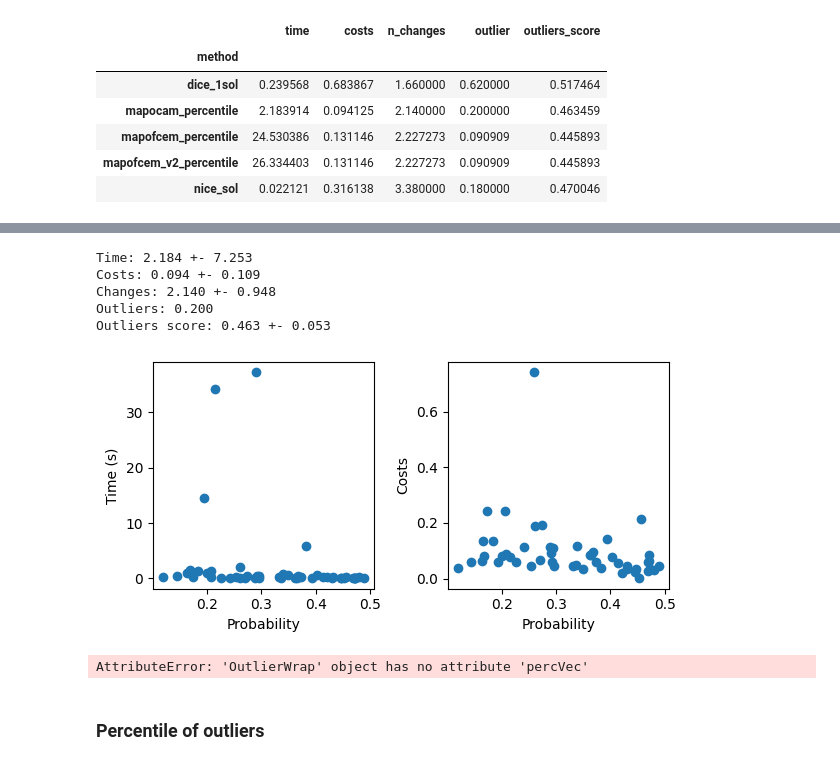
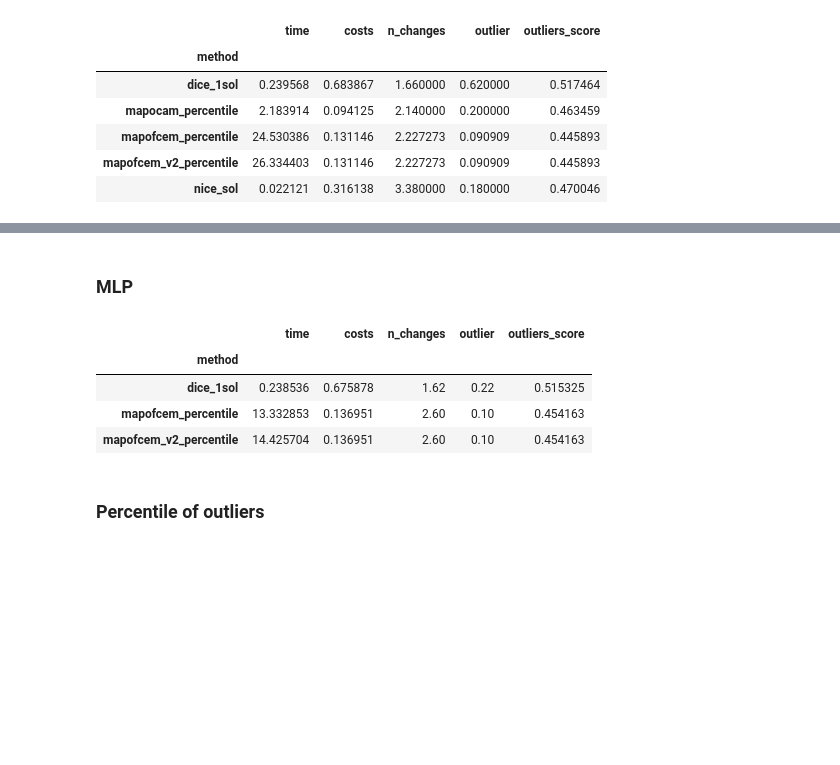
Before and after one commit to hiaac-finance/cfmining, a Jupyter notebook: notebooks/analyze_results.ipynb, the cells around one changed output, grey strips where cells are left out. Saved outputs shown, nothing was run; the diff lists cells and outputs as text; code cells hidden in the pictures; blank space fills up the shorter version.

Commit message:
feat: first version of tests with mlp, still need to fix some errors

```diff
--- a/notebooks/analyze_results.ipynb
+++ b/notebooks/analyze_results.ipynb
@@ -298,18 +243,28 @@ Outliers score: 0.446 +- 0.029
-# %%
-results = pd.read_csv("../results/taiwan/mapocam_percentile.csv")
-summarize_results(results, perc_calc, outlier_detection)
-# %% [output]
-Time: 2.184 +- 7.253
-Costs: 0.094 +- 0.109
-Changes: 2.140 +- 0.948
-Outliers: 0.200
-Outliers score: 0.463 +- 0.053
-[figure, removed]
-# %%
-results = pd.read_csv("../results/taiwan/bruteforce_percentile.csv")
-summarize_results(results, outlier_detection)
-# %% [output]
-AttributeError: 'OutlierWrap' object has no attribute 'percVec'
+# %% [markdown]
+### MLP
+# %%
+paths = "../results/taiwan_mlp/"
+methods = ["dice_1sol", "mapofcem_percentile", "mapofcem_v2_percentile"]
+
+results = []
+for m in methods:
+    results_saved = pd.read_csv(f"{paths}{m}.csv")
+    results.append(summarize_results(results_saved, perc_calc, outlier_detection, display_results = False))
+    results[-1]["method"] = m
+results = pd.concat(results)
+results.groupby("method").agg({
+    "time" : "mean",
+    "costs" : "mean",
+    "n_changes" : "mean",
+    "outlier" : "mean",
+    "outliers_score" : "mean"
+})
+# %% [output]
+|  | time | costs | n_changes | outlier | outliers_score |
+| method |  |  |  |  |  |
+| dice_1sol | 0.238536 | 0.675878 | 1.62 | 0.22 | 0.515325 |
+| mapofcem_percentile | 13.332853 | 0.136951 | 2.60 | 0.10 | 0.454163 |
+| mapofcem_v2_percentile | 14.425704 | 0.136951 | 2.60 | 0.10 | 0.454163 |
 # %% [markdown]
 ### Percentile of outliers
 # %%
```
Also changed, not shown: parts of 13 cells of this notebook, 3 other files.
